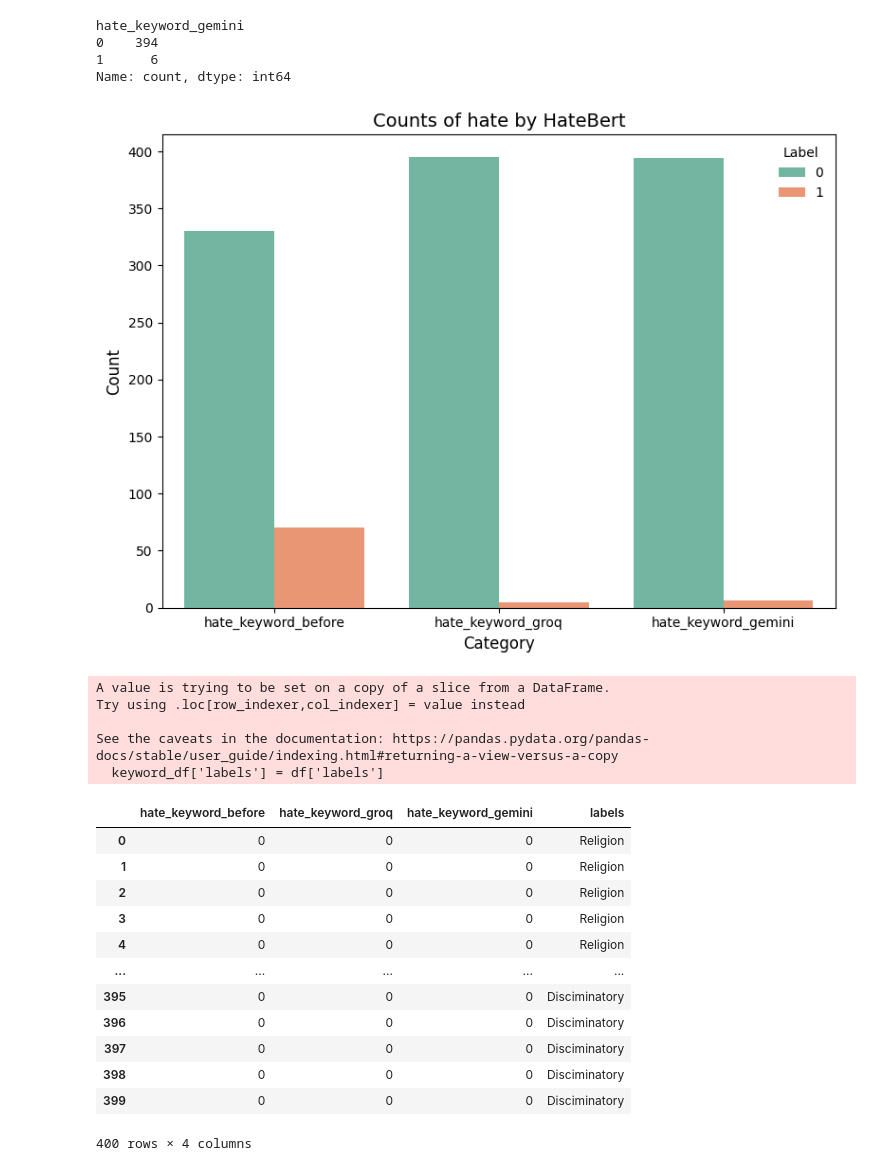
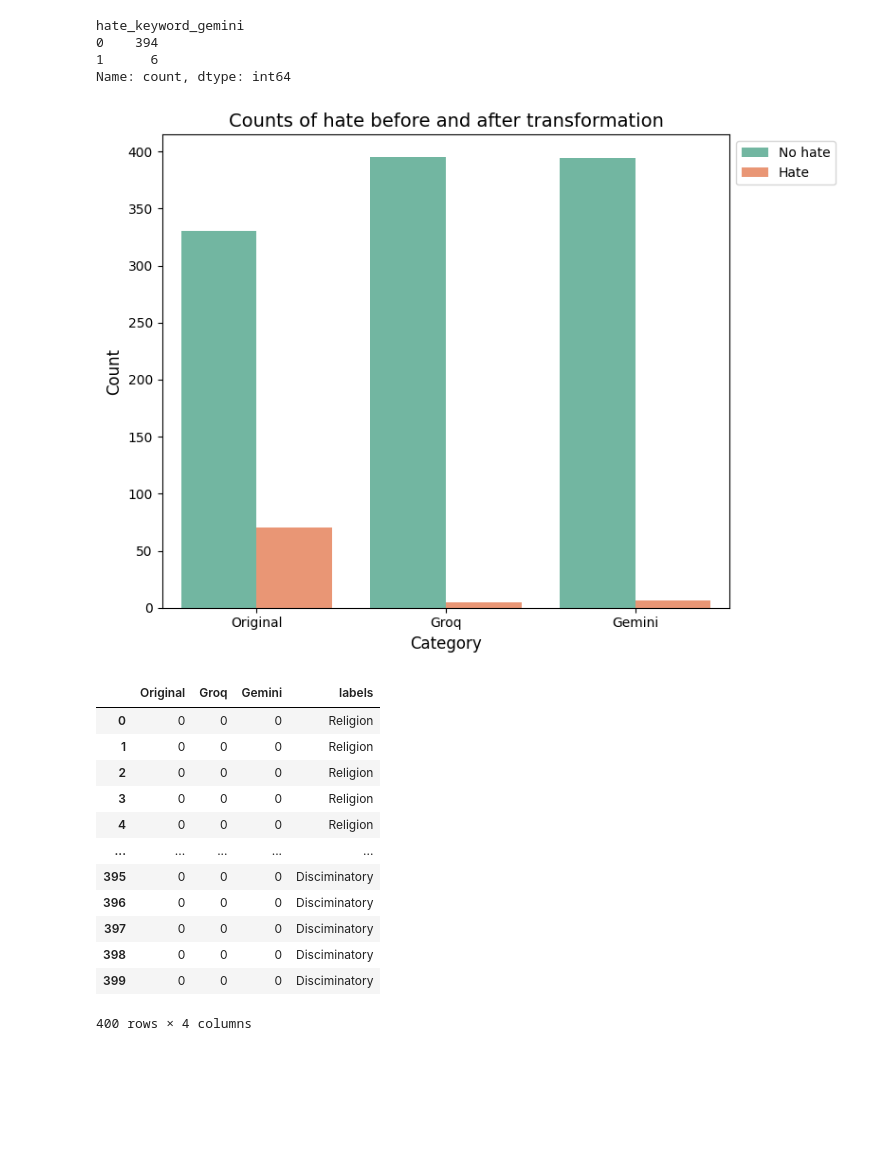
Before and after one commit to pinglainstitute/LLM-reviewtransformation, a Jupyter notebook: Notebooks/Twitter/twitter_transform.ipynb, the cells around one changed output. Saved outputs shown, nothing was run; the diff lists cells and outputs as text; code cells hidden in the pictures; blank space fills up the shorter version.

```diff
--- a/Notebooks/Twitter/twitter_transform.ipynb
+++ b/Notebooks/Twitter/twitter_transform.ipynb
@@ -500,34 +496,32 @@ hate_keyword_gemini
 Name: count, dtype: int64
 # %%
 keyword_df = df[['hate_keyword_before', 'hate_keyword_groq', 'hate_keyword_gemini']]
+keyword_df = keyword_df.rename(columns={"hate_keyword_before": "Original", "hate_keyword_groq": "Groq", "hate_keyword_gemini": "Gemini"})
 # %%
 keyword_long = keyword_df.melt(var_name="category", value_name="label")
 # %%
 sns.set_palette("Set2")
 plt.figure(figsize=(8, 6))
-sns.countplot(data=keyword_long, x="category", hue="label", dodge=True)
+
+ax = sns.countplot(data=keyword_long, x="category", hue="label", dodge=True)
+
 plt.xlabel("Category", fontsize=12)
 plt.ylabel("Count", fontsize=12)
-plt.title("Counts of hate by HateBert", fontsize=14)
+plt.title("Counts of hate before and after transformation", fontsize=14)
 
-plt.legend(title='Label', loc='upper right', frameon=False)
+handles, labels = ax.get_legend_handles_labels()
+plt.legend(handles, ['No hate', 'Hate'], loc='upper left', bbox_to_anchor=(1, 1), frameon=True)
 
 plt.tight_layout()
 plt.show()
 # %% [output]
-[figure, old version]
+[figure, new version]
 # %%
 keyword_df['labels'] = df['labels']
-# %% [output]
-A value is trying to be set on a copy of a slice from a DataFrame.
-Try using .loc[row_indexer,col_indexer] = value instead
-
-See the caveats in the documentation: https://pandas.pydata.org/pandas-docs/stable/user_guide/indexing.html#returning-a-view-versus-a-copy
-  keyword_df['labels'] = df['labels']
 # %%
 keyword_df
 # %% [output]
-|  | hate_keyword_before | hate_keyword_groq | hate_keyword_gemini | labels |
+|  | Original | Groq | Gemini | labels |
 | 0 | 0 | 0 | 0 | Religion |
 | 1 | 0 | 0 | 0 | Religion |
 | 2 | 0 | 0 | 0 | Religion |
```
Also changed, not shown: parts of 35 cells of this notebook, 19 other files.
